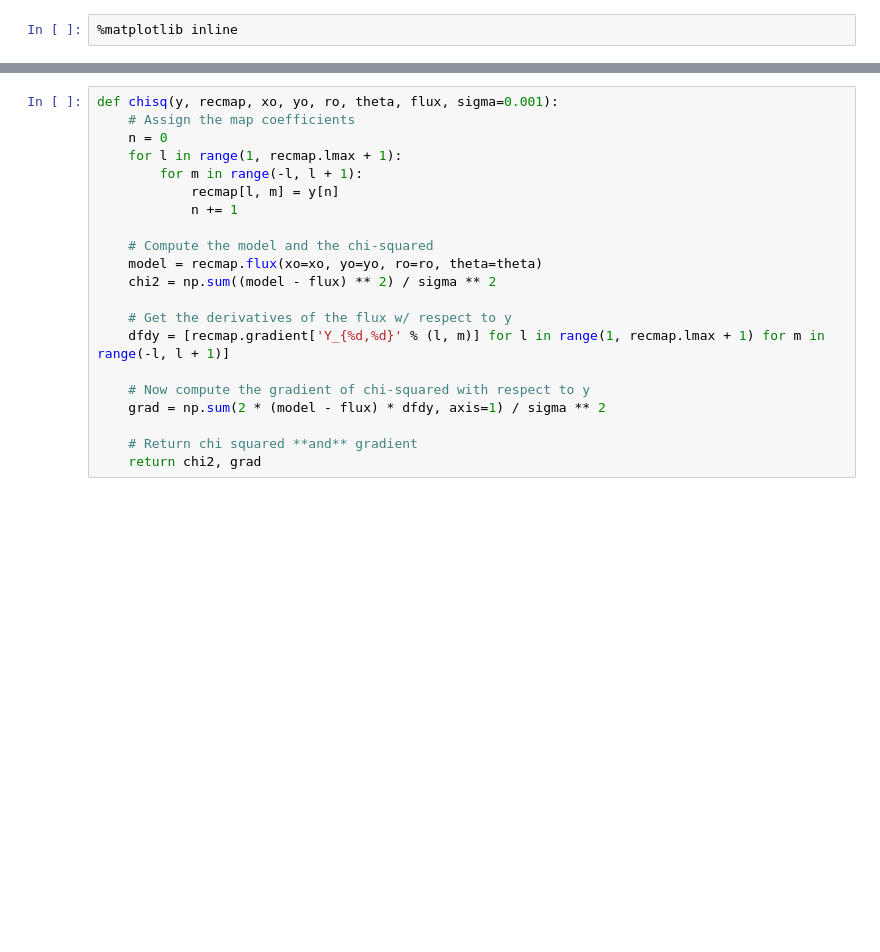
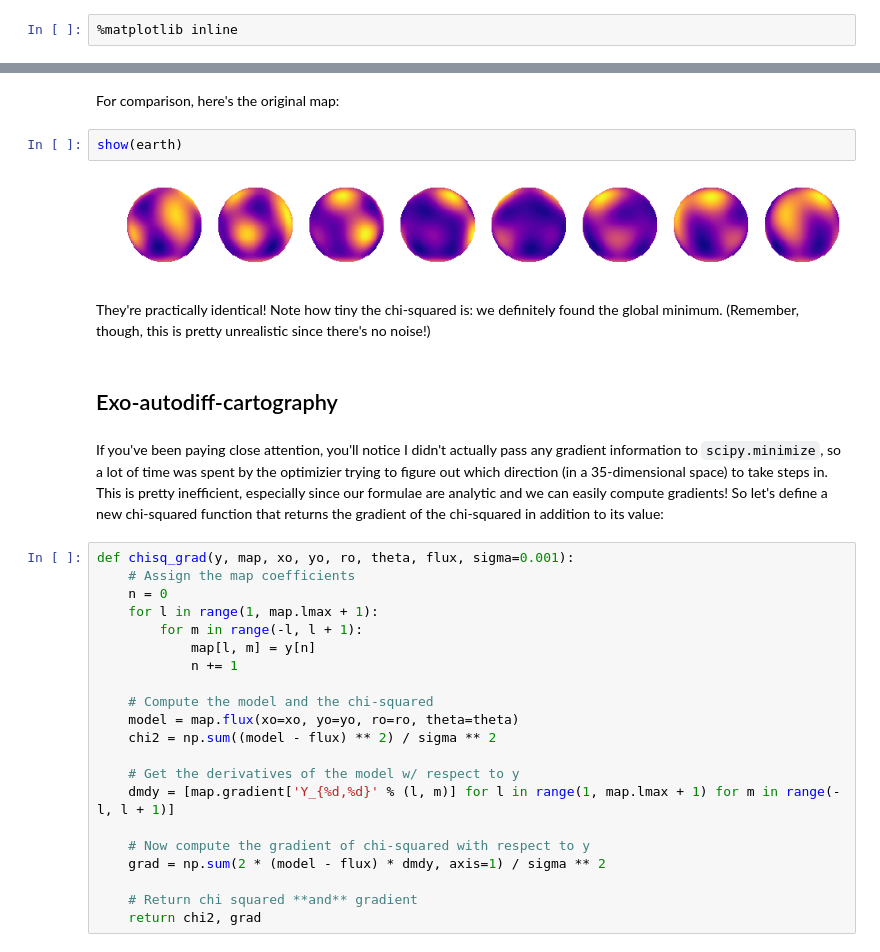
Before and after one commit to rodluger/starry, a Jupyter notebook: docs/tutorials/autograd.ipynb, the cells around one changed output, grey strips where cells are left out. Saved outputs shown, nothing was run; the diff lists cells and outputs as text; blank space fills up the shorter version.

```diff
--- a/docs/tutorials/autograd.ipynb
+++ b/docs/tutorials/autograd.ipynb
@@ -75,21 +155,33 @@ flux = np.concatenate(flux)
+# %% [markdown]
+For comparison, here's the original map:
+# %%
+show(earth)
+# %% [output]
+[figure, added]
+# %% [markdown]
+They're practically identical! Note how tiny the chi-squared is: we definitely found the global minimum. (Remember, though, this is pretty unrealistic since there's no noise!)
+# %% [markdown]
+## Exo-autodiff-cartography
+# %% [markdown]
+If you've been paying close attention, you'll notice I didn't actually pass any gradient information to `scipy.minimize`, so a lot of time was spent by the optimizier trying to figure out which direction (in a 35-dimensional space) to take steps in. This is pretty inefficient, especially since our formulae are analytic and we can easily compute gradients! So let's define a new chi-squared function that returns the gradient of the chi-squared in addition to its value:
 # %%
-def chisq(y, recmap, xo, yo, ro, theta, flux, sigma=0.001):
+def chisq_grad(y, map, xo, yo, ro, theta, flux, sigma=0.001):
     # Assign the map coefficients
     n = 0
-    for l in range(1, recmap.lmax + 1):
+    for l in range(1, map.lmax + 1):
         for m in range(-l, l + 1):
-            recmap[l, m] = y[n]
+            map[l, m] = y[n]
             n += 1
 
     # Compute the model and the chi-squared
-    model = recmap.flux(xo=xo, yo=yo, ro=ro, theta=theta)
+    model = map.flux(xo=xo, yo=yo, ro=ro, theta=theta)
     chi2 = np.sum((model - flux) ** 2) / sigma ** 2
 
-    # Get the derivatives of the flux w/ respect to y
-    dfdy = [recmap.gradient['Y_{%d,%d}' % (l, m)] for l in range(1, recmap.lmax + 1) for m in range(-l, l + 1)]
+    # Get the derivatives of the model w/ respect to y
+    dmdy = [map.gradient['Y_{%d,%d}' % (l, m)] for l in range(1, map.lmax + 1) for m in range(-l, l + 1)]
 
     # Now compute the gradient of chi-squared with respect to y
-    grad = np.sum(2 * (model - flux) * dfdy, axis=1) / sigma ** 2
+    grad = np.sum(2 * (model - flux) * dmdy, axis=1) / sigma ** 2
 
     # Return chi squared **and** gradient
     return chi2, grad
```
Also changed, not shown: parts of 33 cells of this notebook, 1 other file.
